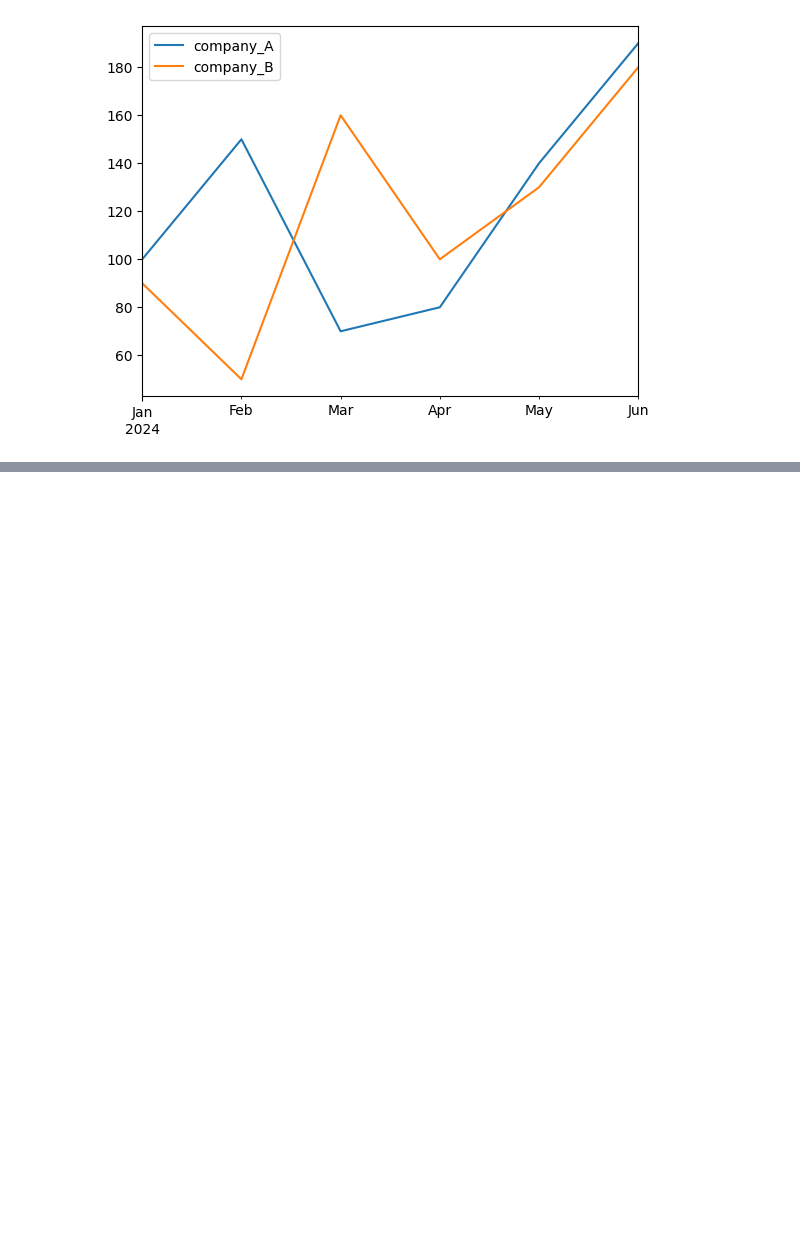
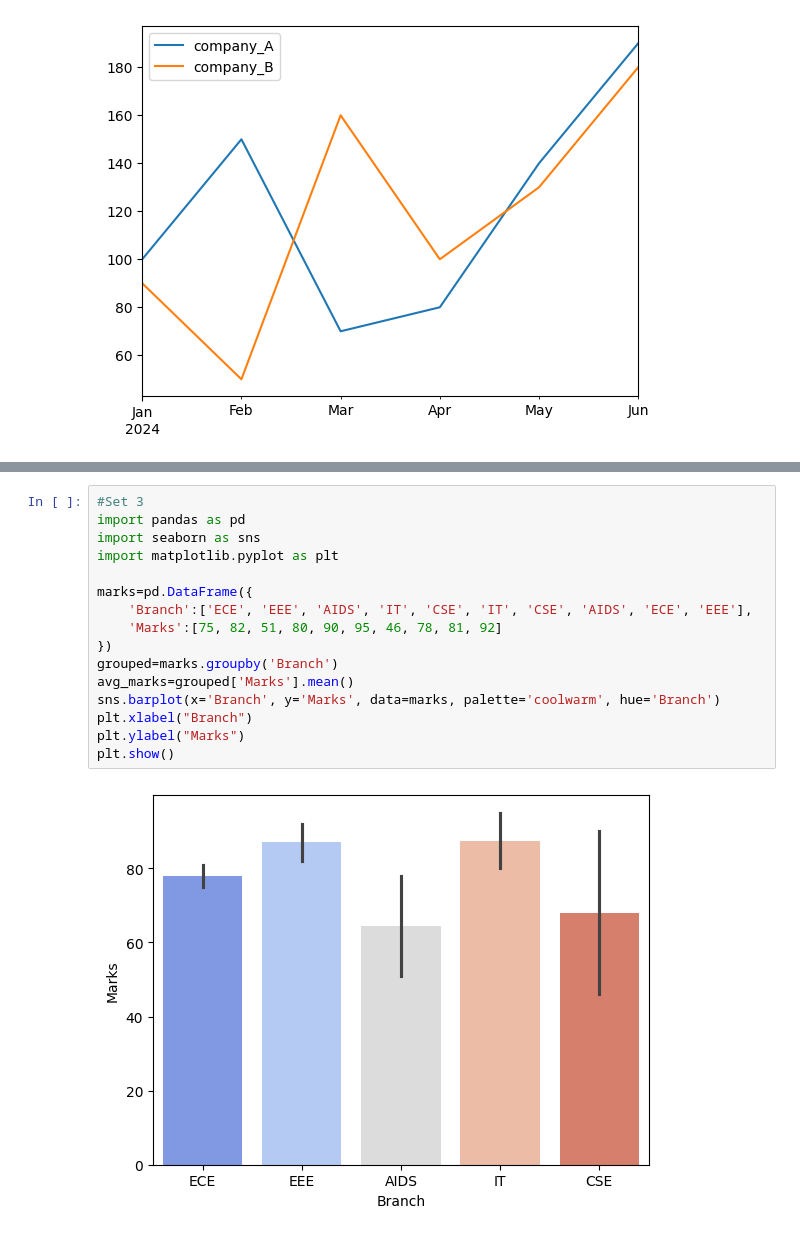
Before and after one commit to tunviii/EDAV, a Jupyter notebook: EDAV.ipynb, the cells around one changed output, grey strips where cells are left out. Saved outputs shown, nothing was run; the diff lists cells and outputs as text; blank space fills up the shorter version.

```diff
--- a/EDAV.ipynb
+++ b/EDAV.ipynb
@@ -99,0 +125,18 @@ sales.plot()
+# %%
+#Set 3
+import pandas as pd
+import seaborn as sns
+import matplotlib.pyplot as plt
+
+marks=pd.DataFrame({
+    'Branch':['ECE', 'EEE', 'AIDS', 'IT', 'CSE', 'IT', 'CSE', 'AIDS', 'ECE', 'EEE'],
+    'Marks':[75, 82, 51, 80, 90, 95, 46, 78, 81, 92]
+})
+grouped=marks.groupby('Branch')
+avg_marks=grouped['Marks'].mean()
+sns.barplot(x='Branch', y='Marks', data=marks, palette='coolwarm', hue='Branch')
+plt.xlabel("Branch")
+plt.ylabel("Marks")
+plt.show()
+# %% [output]
+[figure, added]
```
Also changed, not shown: parts of 3 cells of this notebook.
